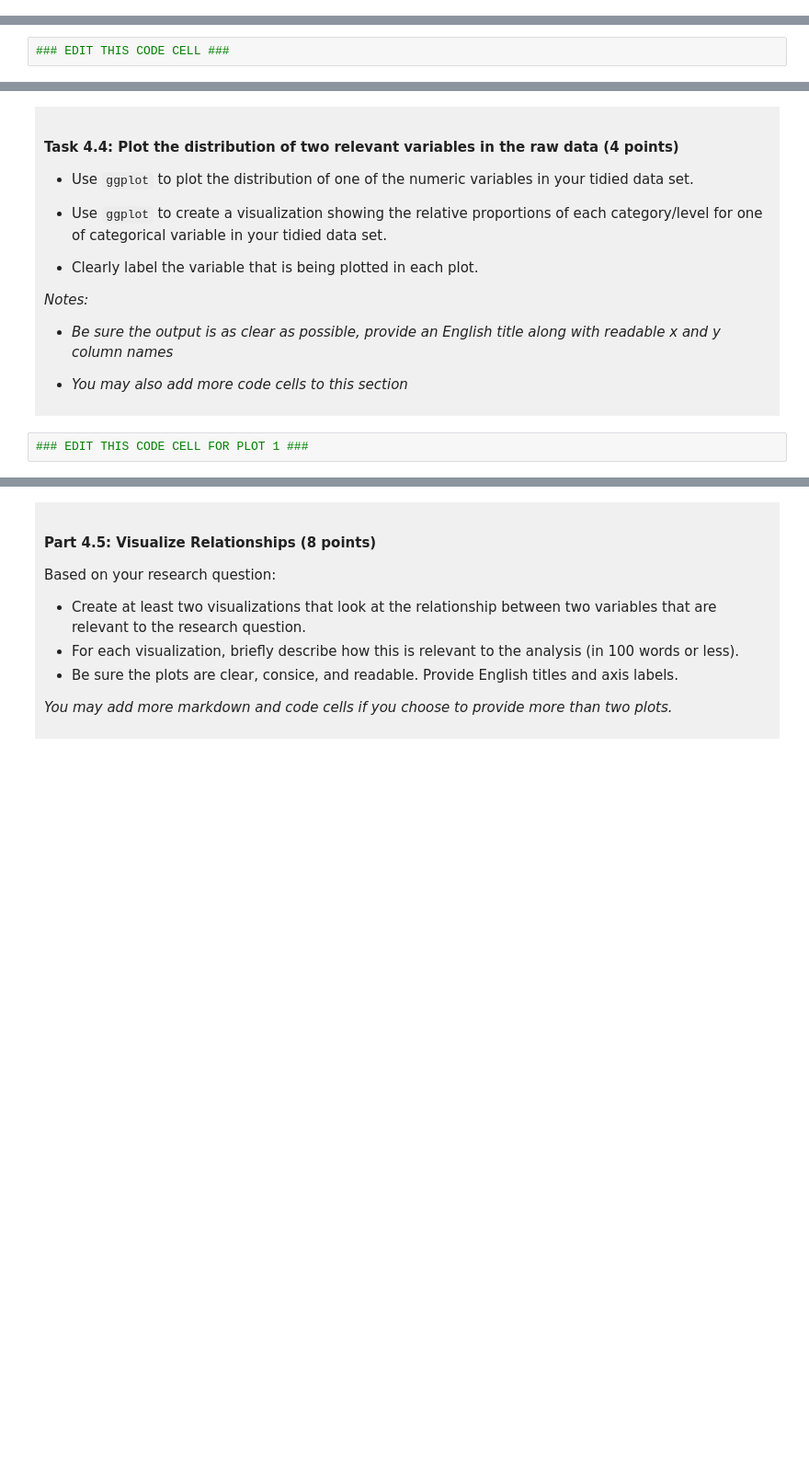
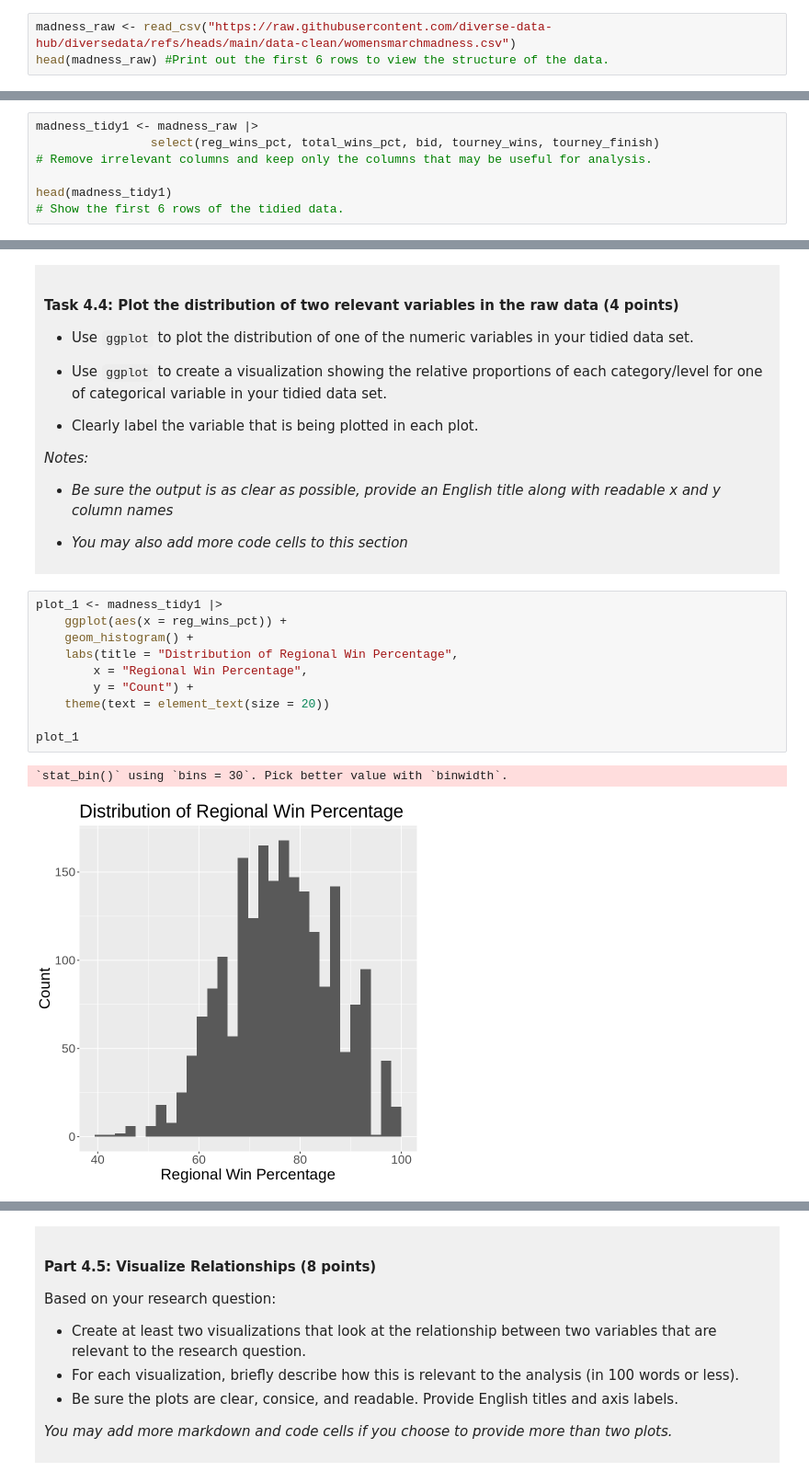
Before and after one commit to DannyHe-UBC/dsci100-project, a Jupyter notebook: dsci-100-project-notebook.ipynb, the cells around one changed output, grey strips where cells are left out. Shown at 92% size. Cells and saved outputs as stored; diff of their text form; blank space fills up the shorter version.

```diff
--- a/dsci-100-project-notebook.ipynb
+++ b/dsci-100-project-notebook.ipynb
@@ -134,0 +126,3 @@ To help you with the analysis, here is a table of descriptions of each of the va
+# %%
+madness_raw <- read_csv("https://raw.githubusercontent.com/diverse-data-hub/diversedata/refs/heads/main/data-clean/womensmarchmadness.csv")
+head(madness_raw) #Print out the first 6 rows to view the structure of the data.
@@ -189,4 +201,9 @@ Produce a tidy data set that could be used to answer your research question usin
 
 </div>
 # %%
-### EDIT THIS CODE CELL ###
+madness_tidy1 <- madness_raw |>
+                select(reg_wins_pct, total_wins_pct, bid, tourney_wins, tourney_finish)
+# Remove irrelevant columns and keep only the columns that may be useful for analysis.
+
+head(madness_tidy1)
+# Show the first 6 rows of the tidied data.
@@ -257,5 +341,16 @@ You will refine your research question (if needed) and produce a tidy data set.
 
 </div>
 # %%
-### EDIT THIS CODE CELL FOR PLOT 1 ###
+plot_1 <- madness_tidy1 |>
+    ggplot(aes(x = reg_wins_pct)) +
+    geom_histogram() +
+    labs(title = "Distribution of Regional Win Percentage",
+        x = "Regional Win Percentage",
+        y = "Count") +
+    theme(text = element_text(size = 20))
+
+plot_1
+# %% [output]
+`stat_bin()` using `bins = 30`. Pick better value with `binwidth`.
+[figure, added]
 # %%
```
Also changed, not shown: parts of 18 cells of this notebook.
